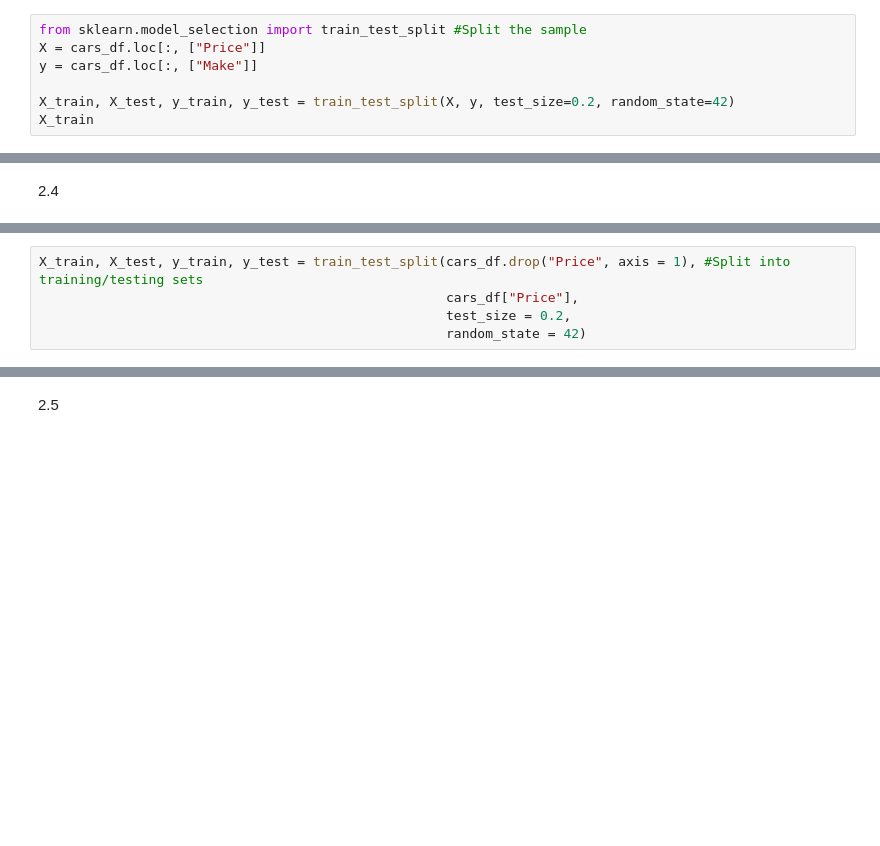
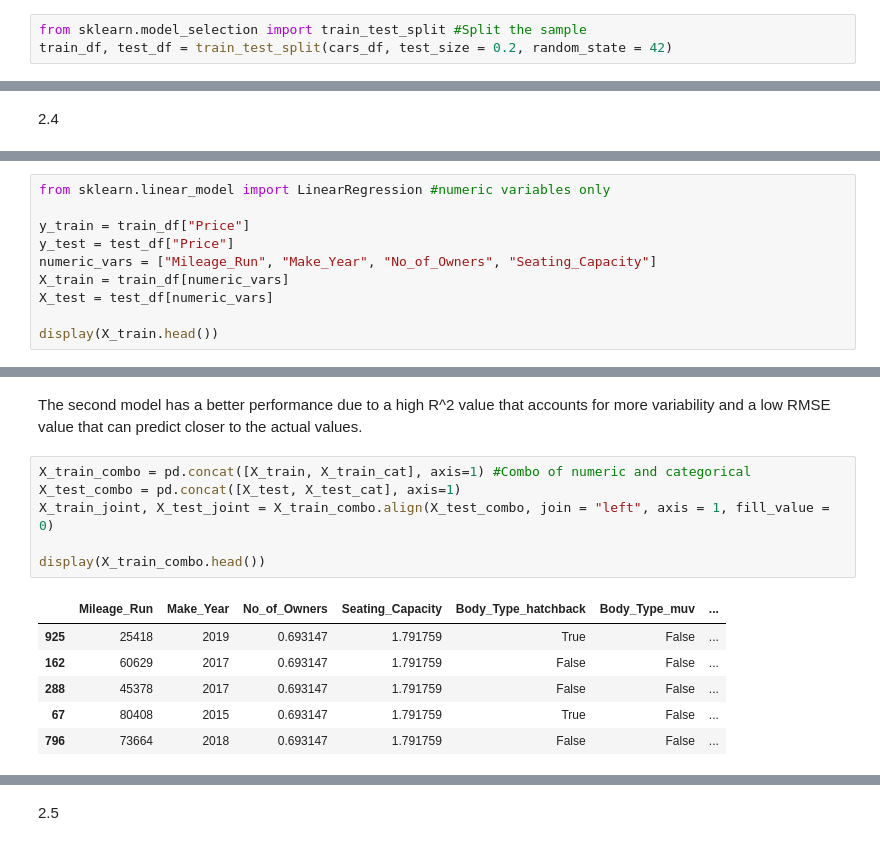
Before and after one commit to mchen899923/linear_models_assignment, a Jupyter notebook: assignment.ipynb, the cells around one changed output, grey strips where cells are left out. Cells and saved outputs as stored; diff of their text form; blank space fills up the shorter version.

```diff
--- a/assignment.ipynb
+++ b/assignment.ipynb
@@ -167,8 +197,4 @@ It looks like MG Motors is the most expensive car brand. In terms of general car
 2.3
 # %%
 from sklearn.model_selection import train_test_split #Split the sample
-X = cars_df.loc[:, ["Price"]]
-y = cars_df.loc[:, ["Make"]]
-
-X_train, X_test, y_train, y_test = train_test_split(X, y, test_size=0.2, random_state=42)
-X_train
+train_df, test_df = train_test_split(cars_df, test_size = 0.2, random_state = 42)
@@ -258,5 +203,10 @@ cat_cols = cars_df.select_dtypes(exclude=[np.number]).columns
 # %%
-X_train, X_test, y_train, y_test = train_test_split(cars_df.drop("Price", axis = 1), #Split into training/testing sets
-                                                    cars_df["Price"],
-                                                    test_size = 0.2,
-                                                    random_state = 42)
+from sklearn.linear_model import LinearRegression #numeric variables only
+
+y_train = train_df["Price"]
+y_test = test_df["Price"]
+numeric_vars = ["Mileage_Run", "Make_Year", "No_of_Owners", "Seating_Capacity"]
+X_train = train_df[numeric_vars]
+X_test = test_df[numeric_vars]
+
+display(X_train.head())
@@ -341,0 +262,15 @@ Combined Model Improves R² by 0.194 Over the Best Single-Type Model
+# %% [markdown]
+The second model has a better performance due to a high R^2 value that accounts for more variability and a low RMSE value that can predict closer to the actual values.
+# %%
+X_train_combo = pd.concat([X_train, X_train_cat], axis=1) #Combo of numeric and categorical
+X_test_combo = pd.concat([X_test, X_test_cat], axis=1)
+X_train_joint, X_test_joint = X_train_combo.align(X_test_combo, join = "left", axis = 1, fill_value = 0)
+
+display(X_train_combo.head())
+# %% [output]
+|  | Mileage_Run | Make_Year | No_of_Owners | Seating_Capacity | Body_Type_hatchback | Body_Type_muv | ... |
+| 925 | 25418 | 2019 | 0.693147 | 1.791759 | True | False | ... |
+| 162 | 60629 | 2017 | 0.693147 | 1.791759 | False | False | ... |
+| 288 | 45378 | 2017 | 0.693147 | 1.791759 | False | False | ... |
+| 67 | 80408 | 2015 | 0.693147 | 1.791759 | True | False | ... |
+| 796 | 73664 | 2018 | 0.693147 | 1.791759 | False | False | ... |
```
Also changed, not shown: parts of 33 cells of this notebook.
